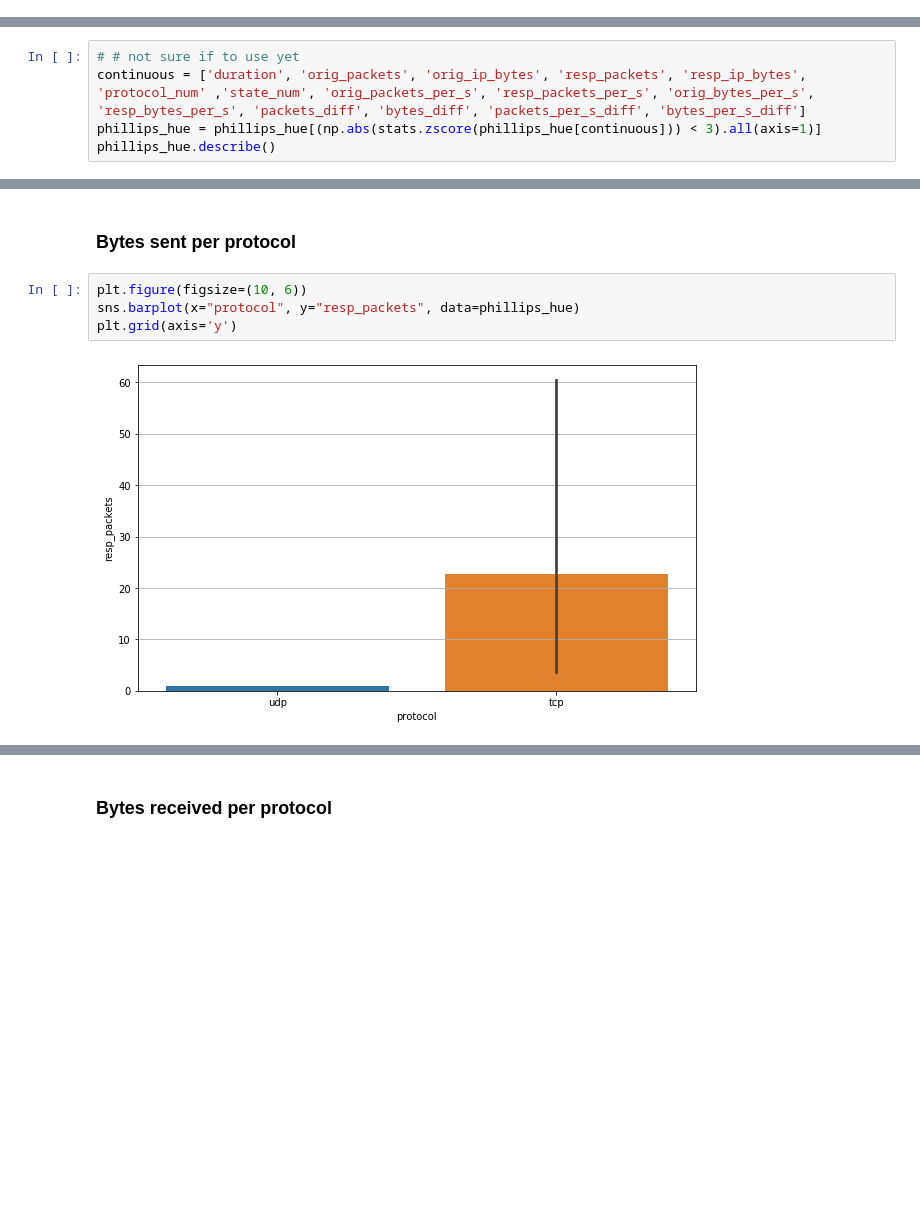
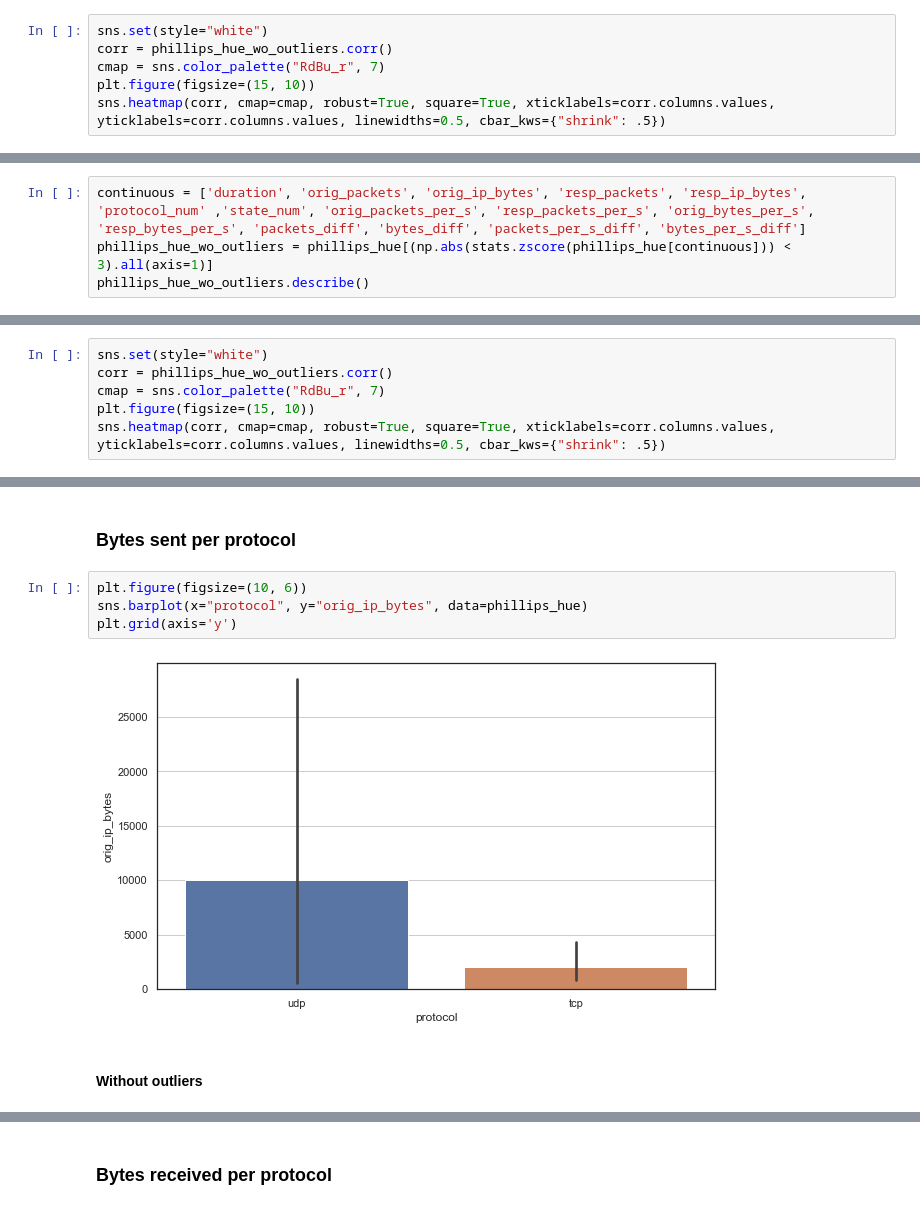
Before and after one commit to ghabbenjansen/thesis-vasileios, a Jupyter notebook: phillips_visualization.ipynb, the cells around one changed output, grey strips where cells are left out. Cells and saved outputs as stored; diff of their text form; blank space fills up the shorter version.

Commit message:
Results without outliers added

```diff
--- a/phillips_visualization.ipynb
+++ b/phillips_visualization.ipynb
@@ -45,0 +62,6 @@ sns.heatmap(corr, cmap=cmap, robust=True, square=True, xticklabels=corr.columns.
+# %%
+sns.set(style="white")
+corr = phillips_hue_wo_outliers.corr()
+cmap = sns.color_palette("RdBu_r", 7)
+plt.figure(figsize=(15, 10))
+sns.heatmap(corr, cmap=cmap, robust=True, square=True, xticklabels=corr.columns.values, yticklabels=corr.columns.values, linewidths=0.5, cbar_kws={"shrink": .5})
@@ -101,10 +126,9 @@ sns.heatmap(corr, cmap=cmap, robust=True, square=True, xticklabels=corr.columns.
 # %% [markdown]
 ### Iniatial removing of outliers in the interesting continuous features
 # %%
-# # not sure if to use yet
 continuous = ['duration', 'orig_packets', 'orig_ip_bytes', 'resp_packets', 'resp_ip_bytes', 'protocol_num' ,'state_num', 'orig_packets_per_s', 'resp_packets_per_s', 'orig_bytes_per_s', 'resp_bytes_per_s', 'packets_diff', 'bytes_diff', 'packets_per_s_diff', 'bytes_per_s_diff']
-phillips_hue = phillips_hue[(np.abs(stats.zscore(phillips_hue[continuous])) < 3).all(axis=1)]
-phillips_hue.describe()
+phillips_hue_wo_outliers = phillips_hue[(np.abs(stats.zscore(phillips_hue[continuous])) < 3).all(axis=1)]
+phillips_hue_wo_outliers.describe()
 # %% [output]
 |  | src_port | dst_port | duration | missed_bytes | orig_packets | orig_ip_bytes | resp_packets | resp_ip_bytes | ... |
 | count | 383.000000 | 383.000000 | 383.000000 | 383.000000 | 383.000000 | 383.000000 | 383.000000 | 383.000000 | ... |
@@ -115,3 +139,9 @@ phillips_hue.describe()
 | 50% | 52156.000000 | 80.000000 | 0.061951 | 0.000000 | 1.000000 | 76.000000 | 1.000000 | 152.000000 | ... |
 | 75% | 56694.500000 | 123.000000 | 0.114425 | 0.000000 | 4.000000 | 172.000000 | 2.000000 | 325.000000 | ... |
 | max | 60977.000000 | 443.000000 | 3.000292 | 7363.000000 | 12.000000 | 10487.000000 | 12.000000 | 1831.000000 | ... |
+# %%
+sns.set(style="white")
+corr = phillips_hue_wo_outliers.corr()
+cmap = sns.color_palette("RdBu_r", 7)
+plt.figure(figsize=(15, 10))
+sns.heatmap(corr, cmap=cmap, robust=True, square=True, xticklabels=corr.columns.values, yticklabels=corr.columns.values, linewidths=0.5, cbar_kws={"shrink": .5})
@@ -233,7 +380,9 @@ plt.grid(axis='y')
 ### Bytes sent per protocol
 # %%
 plt.figure(figsize=(10, 6))
-sns.barplot(x="protocol", y="resp_packets", data=phillips_hue)
+sns.barplot(x="protocol", y="orig_ip_bytes", data=phillips_hue)
 plt.grid(axis='y')
 # %% [output]
-[figure, old version]
+[figure, new version]
+# %% [markdown]
+#### Without outliers
```
Also changed, not shown: parts of 71 cells of this notebook, 2 other files.
